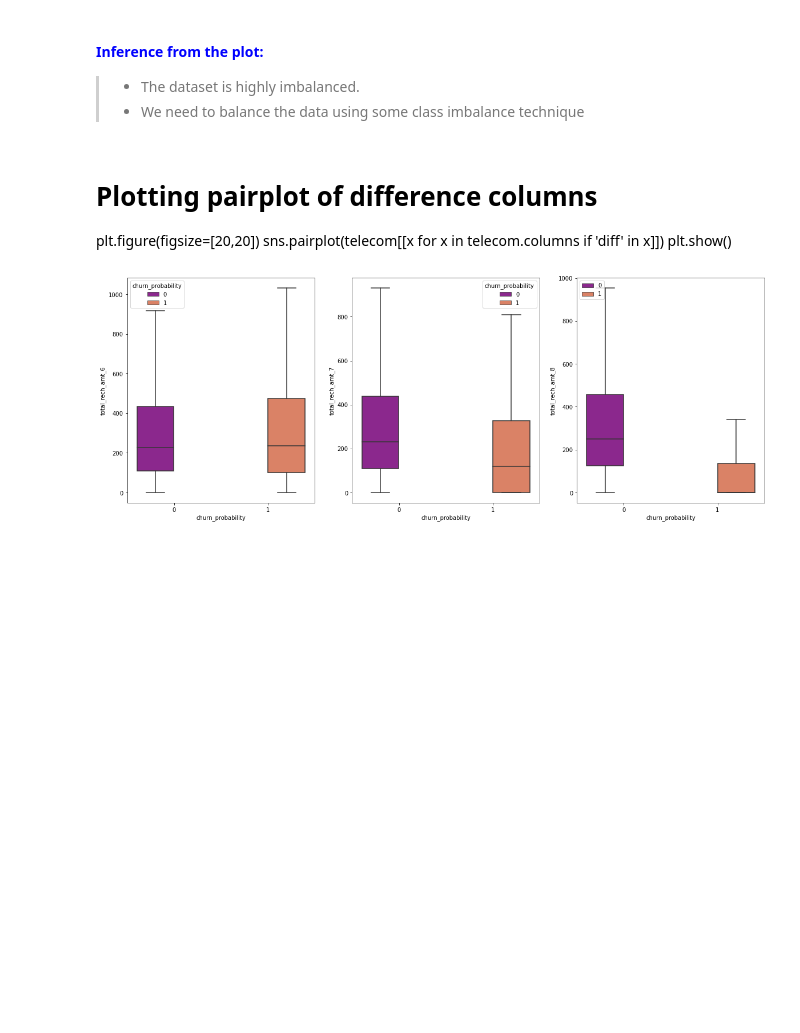
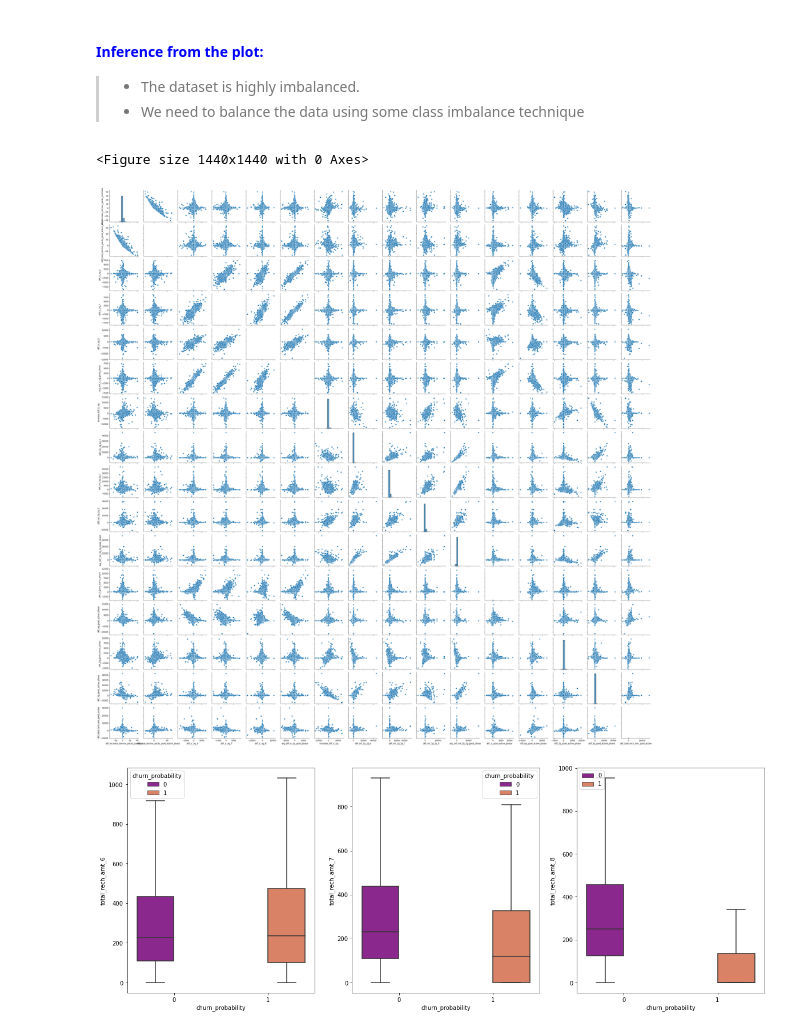
Before and after one commit to Veneeshkrishnan/Telecom_churn_case_study, a Jupyter notebook: Telecom_churn_case_study.ipynb, the cells around one changed output. Saved outputs shown, nothing was run; the diff lists cells and outputs as text; code cells hidden in the pictures; blank space fills up the shorter version.

```diff
--- a/Telecom_churn_case_study.ipynb
+++ b/Telecom_churn_case_study.ipynb
@@ -388,11 +390,14 @@ plt.show()
 #### <font color="blue">Inference from the plot:
 > - The dataset is highly imbalanced.
 > - We need to balance the data using some class imbalance technique
-# %% [markdown]
-# Plotting pairplot of difference columns
-plt.figure(figsize=[20,20])
-sns.pairplot(telecom[[x for x in telecom.columns if 'diff' in x]])
-plt.show()
+# %%
+# Plotting pairplot of difference columns
+plt.figure(figsize=[20,20])
+sns.pairplot(telecom[[x for x in telecom.columns if 'diff' in x]])
+plt.show()
+# %% [output]
+<Figure size 1440x1440 with 0 Axes>
+[figure, added]
 # %%
 # creating a function for box plot
 def plot_box_chart(attribute):
```
Also changed, not shown: parts of 44 cells of this notebook.
